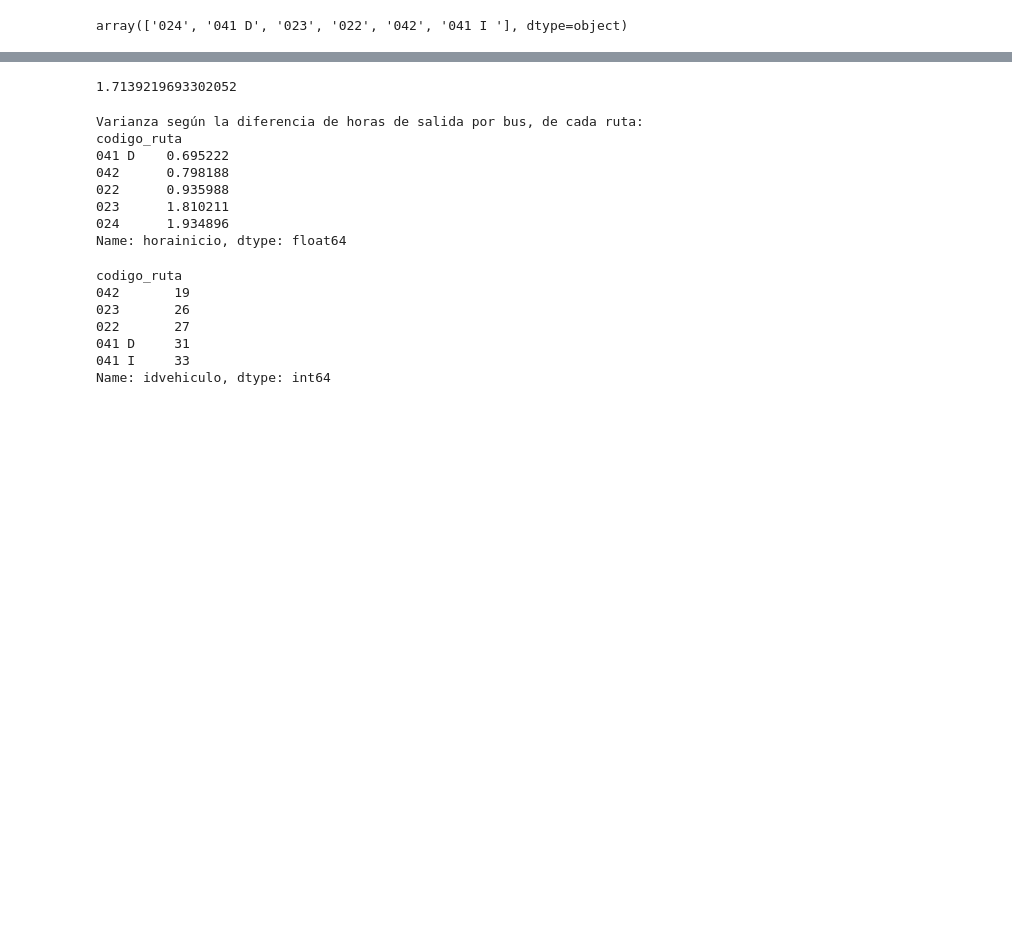
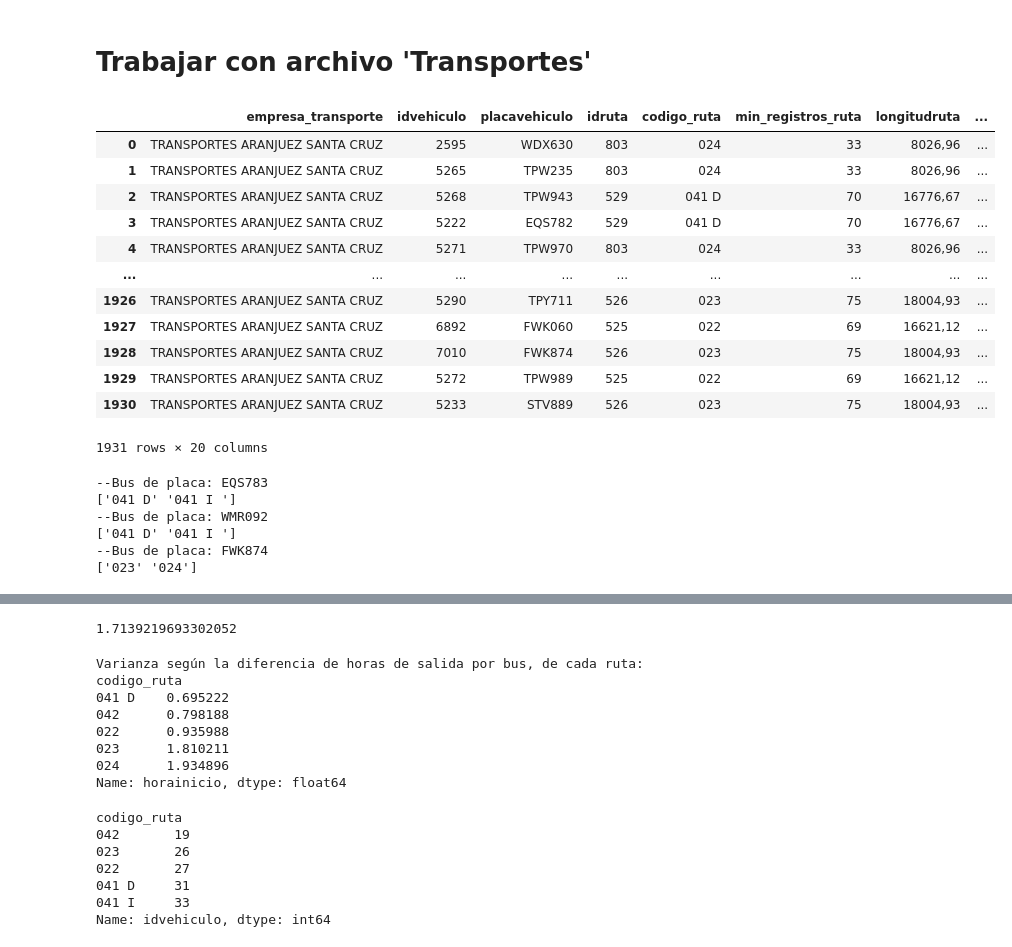
Before and after one commit to agr-23/MAI, a Jupyter notebook: EDA/exploratory.ipynb, the cells around one changed output, grey strips where cells are left out. Saved outputs shown, nothing was run; the diff lists cells and outputs as text; code cells hidden in the pictures; blank space fills up the shorter version.

```diff
--- a/EDA/exploratory.ipynb
+++ b/EDA/exploratory.ipynb
@@ -9,3 +8,5 @@ pas.columns = pas.columns.str.lower()
+# %% [markdown]
+# Trabajar con archivo 'Transportes'
 # %%
 tra = pd.read_csv("data/01-SecretariadeMovilidad/TRANSPORTES_ARANJUEZ_SANTA_CRUZ.csv", encoding="latin-1", sep=";")
 tra.columns = tra.columns.str.lower()
@@ -14,17 +15,60 @@ tra.columns = tra.columns.str.lower()
 
 columnas_drop = ["nombrearchivo", "idempresa", "idpersona", "esarchivolinea", "diferenciadepasajeros", "ordenregistro",
        "tipocarga", "idpersonausuario", "archivofirmado","fechavencimientofirma", "indfechacreacion", "fecha_carga",
-       "ultimoestadopuertas", "presentocambioenpuertas", "ordenregistro","ipmaquina", "placavehiculo", "codigo_id",
+       "ultimoestadopuertas", "presentocambioenpuertas", "ordenregistro","ipmaquina", "codigo_id",
        "id_tipo_ruta", "nombre_ruta", "secuenciarecorrido", "cantidadregistros", "ultimafecharegistro"]
 
 tra = tra.drop(columnas_drop, axis=1)
 # %%
 tra["ultimalatitudregistro"] = pd.to_numeric(tra["ultimalatitudregistro"].str.replace(",", "."))
 tra["ultimalongitudregistro"] = pd.to_numeric(tra["ultimalongitudregistro"].str.replace(",", "."))
-# %%
-tra["codigo_ruta"].unique()
-# %% [output]
-array(['024', '041 D', '023', '022', '042', '041 I '], dtype=object)
+# %%
+tra
+# %% [output]
+|  | empresa_transporte | idvehiculo | placavehiculo | idruta | codigo_ruta | min_registros_ruta | longitudruta | ... |
+| 0 | TRANSPORTES ARANJUEZ SANTA CRUZ | 2595 | WDX630 | 803 | 024 | 33 | 8026,96 | ... |
+| 1 | TRANSPORTES ARANJUEZ SANTA CRUZ | 5265 | TPW235 | 803 | 024 | 33 | 8026,96 | ... |
+| 2 | TRANSPORTES ARANJUEZ SANTA CRUZ | 5268 | TPW943 | 529 | 041 D | 70 | 16776,67 | ... |
+| 3 | TRANSPORTES ARANJUEZ SANTA CRUZ | 5222 | EQS782 | 529 | 041 D | 70 | 16776,67 | ... |
+| 4 | TRANSPORTES ARANJUEZ SANTA CRUZ | 5271 | TPW970 | 803 | 024 | 33 | 8026,96 | ... |
+| ... | ... | ... | ... | ... | ... | ... | ... | ... |
+| 1926 | TRANSPORTES ARANJUEZ SANTA CRUZ | 5290 | TPY711 | 526 | 023 | 75 | 18004,93 | ... |
+| 1927 | TRANSPORTES ARANJUEZ SANTA CRUZ | 6892 | FWK060 | 525 | 022 | 69 | 16621,12 | ... |
+| 1928 | TRANSPORTES ARANJUEZ SANTA CRUZ | 7010 | FWK874 | 526 | 023 | 75 | 18004,93 | ... |
+| 1929 | TRANSPORTES ARANJUEZ SANTA CRUZ | 5272 | TPW989 | 525 | 022 | 69 | 16621,12 | ... |
+| 1930 | TRANSPORTES ARANJUEZ SANTA CRUZ | 5233 | STV889 | 526 | 023 | 75 | 18004,93 | ... |
+1931 rows × 20 columns
+# %%
+placas = ["EQS783",
+ "WMP989",
+ "FWK874",
+ "EQT504",
+ "WMR092"]
+
+placas_presentes = tra[tra["placavehiculo"].isin(placas)]["placavehiculo"].unique()
+
+agrupadas = tra.groupby(by="placavehiculo")
+for placa in placas_presentes:
+    coords = agrupadas.get_group(placa)[["ultimalatitudregistro","ultimalongitudregistro"]].values.tolist()
+    print(f"--Bus de placa: {placa}")
+    print(agrupadas.get_group(placa)["codigo_ruta"].unique())
+
+    m = folium.Map(location=coords[0], zoom_start=13)
+    for coord in coords:
+        folium.Marker(
+            location = coord,
+            icon=folium.Icon(color="red", icon="info-sign"),
+            tooltip=""
+        ).add_to(m)
+
+    m.save("mapa_"+placa+".html")
+# %% [output]
+--Bus de placa: EQS783
+['041 D' '041 I ']
+--Bus de placa: WMR092
+['041 D' '041 I ']
+--Bus de placa: FWK874
+['023' '024']
 # %%
 example1 = tra.groupby(("codigo_ruta")).get_group(("022")).sort_values(by=["ultimalongitudregistro","ultimalatitudregistro"])
 coords1 = [coord[::-1] for coord in example1[["ultimalongitudregistro", "ultimalatitudregistro"]].values.tolist()]
```
Also changed, not shown: parts of 16 cells of this notebook, 14 other files.
